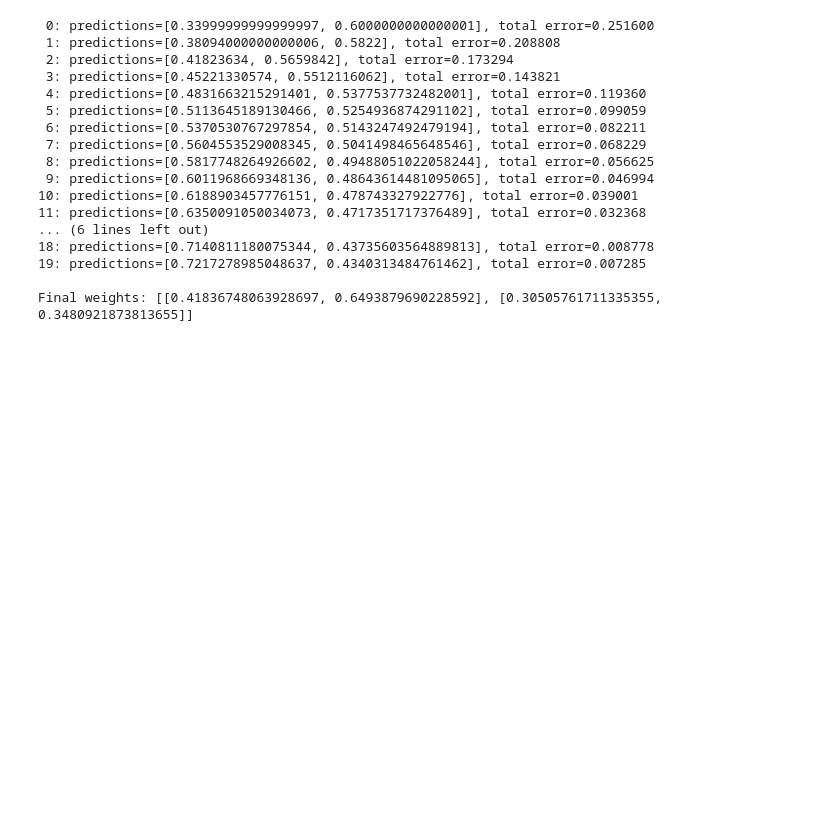
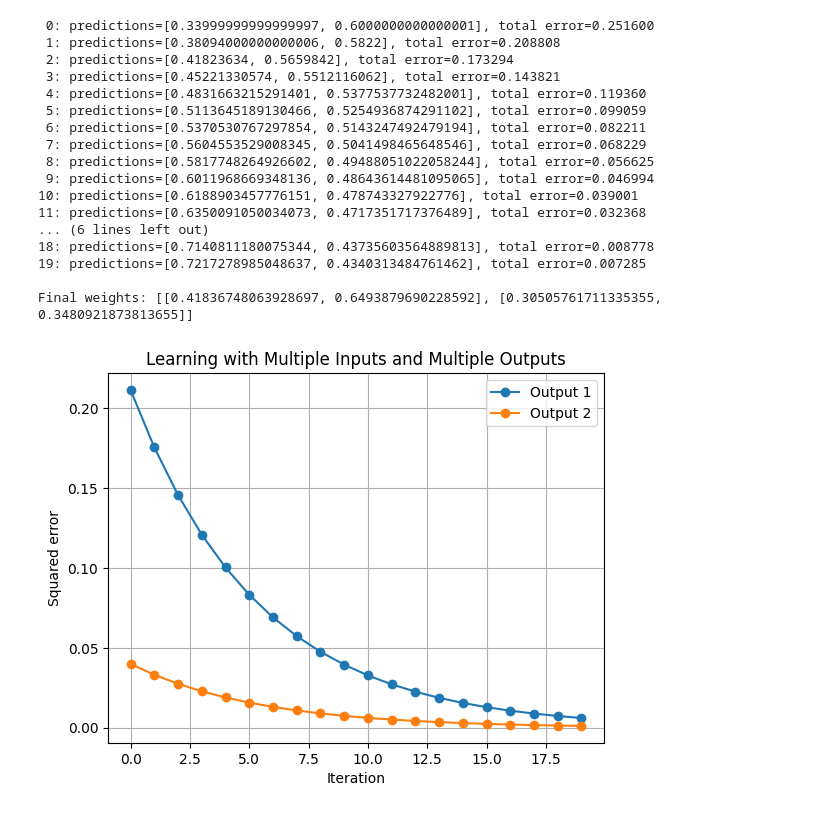
Before and after one commit to craigmateo/machine-learning-experiments, a Jupyter notebook: Grokking-Deep-Learning/chapter05.ipynb, the cells around one changed output. Drawn from its saved outputs; the diff is of its cells as text; code cells hidden in the pictures; blank space fills up the shorter version.

```diff
--- a/Grokking-Deep-Learning/chapter05.ipynb
+++ b/Grokking-Deep-Learning/chapter05.ipynb
@@ -271,3 +271,46 @@ print("\nFinal weights:", weights)
 19: predictions=[0.7217278985048637, 0.4340313484761462], total error=0.007285
 
 Final weights: [[0.41836748063928697, 0.6493879690228592], [0.30505761711335355, 0.3480921873813655]]
+# %%
+
+# Multiple inputs, multiple outputs: visualizing learning
+
+import matplotlib.pyplot as plt
+
+inputs = [0.5, 0.8]
+weights = [
+    [0.2, 0.3],
+    [0.4, 0.5]
+]
+targets = [0.8, 0.4]
+alpha = 0.1
+
+error_history = [[], []]
+
+for iteration in range(20):
+
+    predictions = [
+        sum(inputs[j] * weights[i][j] for j in range(2))
+        for i in range(2)
+    ]
+
+    for i in range(2):
+        error = (predictions[i] - targets[i]) ** 2
+        error_history[i].append(error)
+
+        for j in range(2):
+            gradient = (predictions[i] - targets[i]) * inputs[j]
+            weights[i][j] -= alpha * gradient
+
+# Plot the errors for both outputs
+for i in range(2):
+    plt.plot(error_history[i], marker="o", label=f"Output {i+1}")
+
+plt.xlabel("Iteration")
+plt.ylabel("Squared error")
+plt.title("Learning with Multiple Inputs and Multiple Outputs")
+plt.legend()
+plt.grid(True)
+plt.show()
+# %% [output]
+[figure, added]
```
